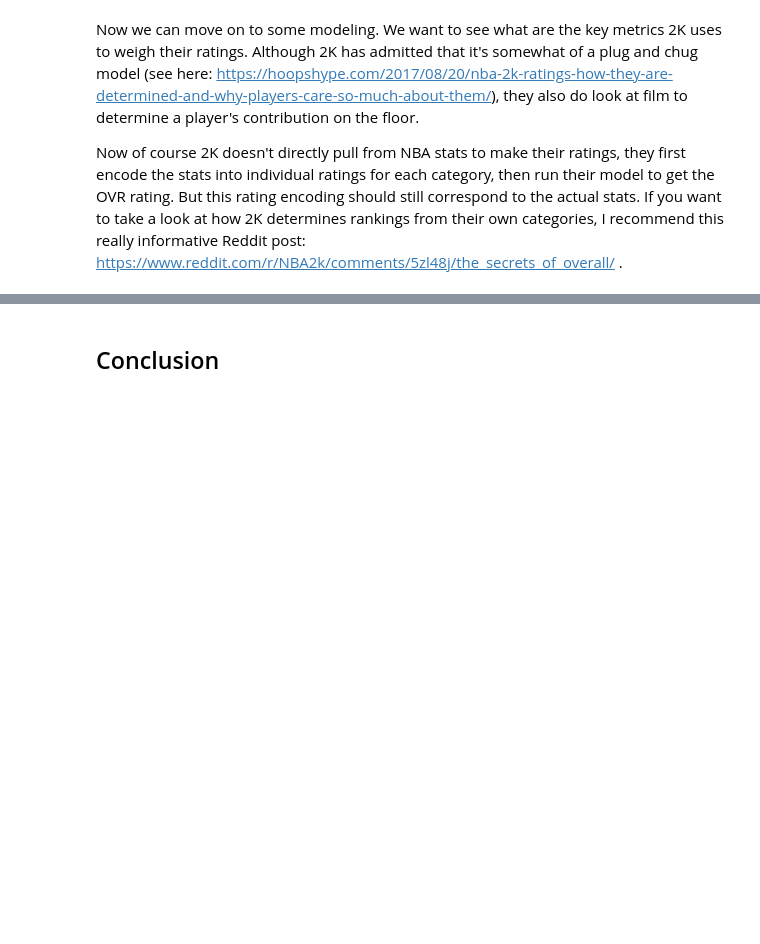
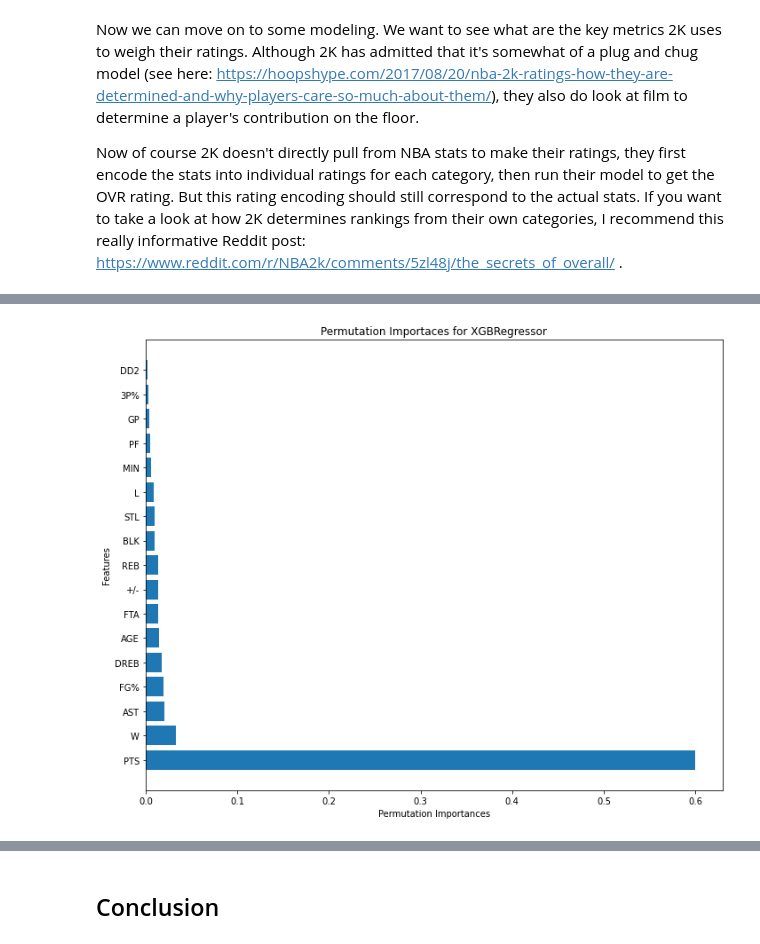
Before and after one commit to willyiamyu/nba2k_analysis, a Jupyter notebook: nba.ipynb, the cells around one changed output, grey strips where cells are left out. Saved outputs shown, nothing was run; the diff lists cells and outputs as text; code cells hidden in the pictures; blank space fills up the shorter version.

```diff
--- a/nba.ipynb
+++ b/nba.ipynb
@@ -270,0 +269,13 @@ Interestingly enough, both models indicated that `FG%` was not a big factor in d
+# %%
+from sklearn.inspection import permutation_importance
+series = pd.Series(permutation_importance(xgb_grid, X_train, y_train).importances_mean
+, X_train.columns)
+series.sort_values(ascending=False, inplace=True)
+plt.figure(figsize=(10,8))
+plt.barh(series.index, series.values)
+plt.xlabel('Permutation Importances')
+plt.ylabel('Features')
+plt.title('Permutation Importaces for XGBRegressor')
+plt.tight_layout()
+# %% [output]
+[figure, added]
```
Also changed, not shown: parts of 41 cells of this notebook.
